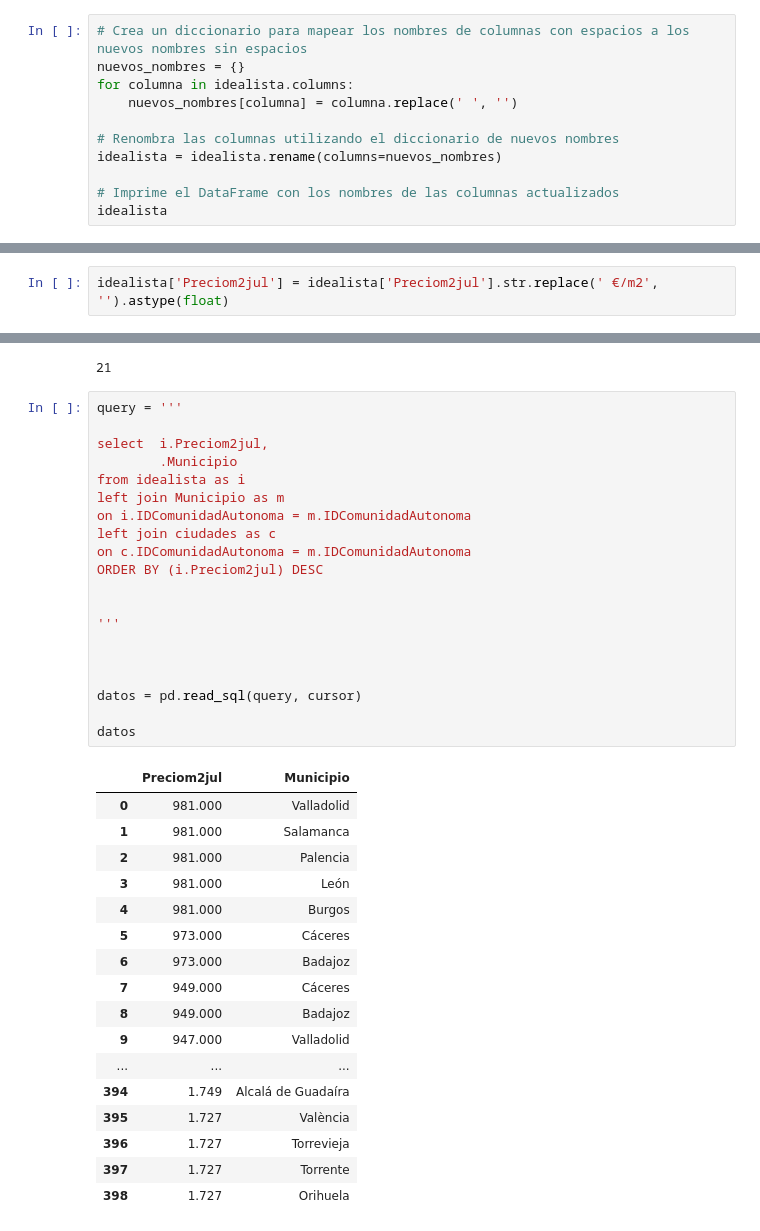
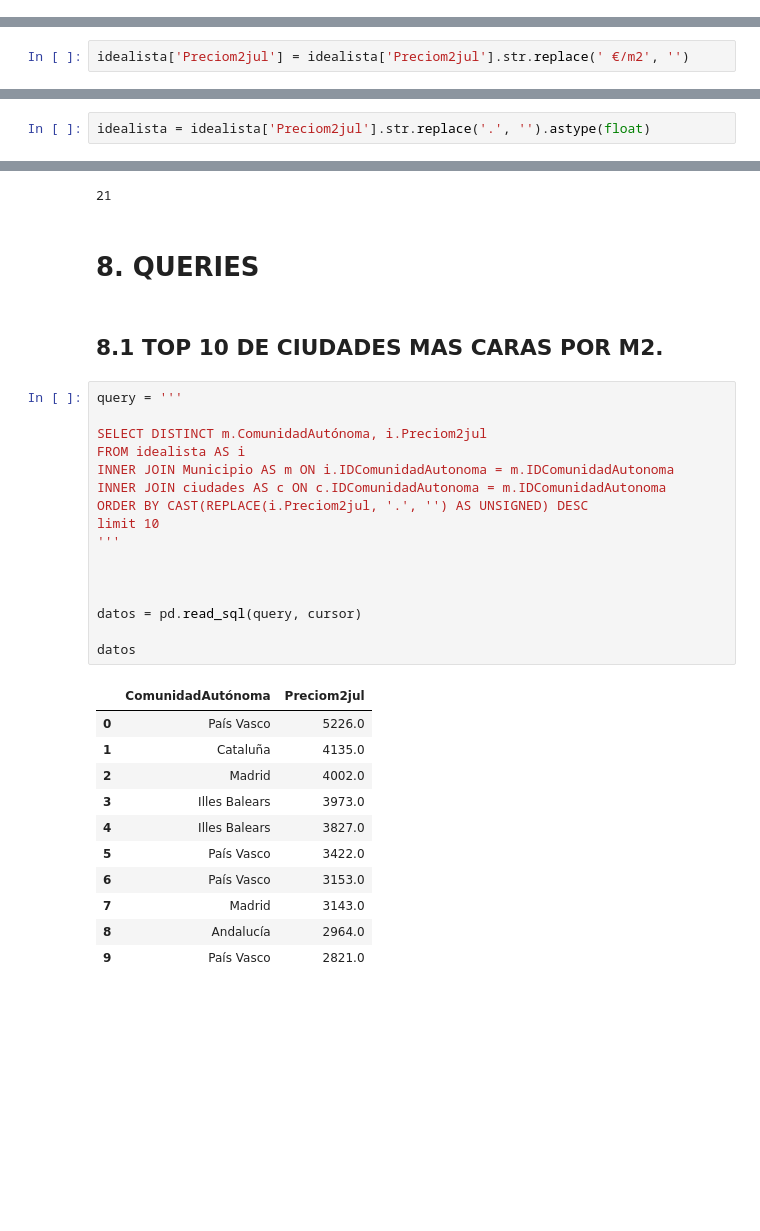
Before and after one commit to esteban-bit/Project-ETL, a Jupyter notebook: Proyecto ETL.ipynb, the cells around one changed output, grey strips where cells are left out. Drawn from its saved outputs; the diff is of its cells as text; blank space fills up the shorter version.

```diff
--- a/Proyecto ETL.ipynb
+++ b/Proyecto ETL.ipynb
@@ -782,14 +723,3 @@ idealista.head()
 idealista = idealista.reset_index(drop=True)
 # %%
 idealista = idealista.drop('Unnamed: 0', axis=1)
-# %%
-# Crea un diccionario para mapear los nombres de columnas con espacios a los nuevos nombres sin espacios
-nuevos_nombres = {}
-for columna in idealista.columns:
-    nuevos_nombres[columna] = columna.replace(' ', '')
-
-# Renombra las columnas utilizando el diccionario de nuevos nombres
-idealista = idealista.rename(columns=nuevos_nombres)
-
-# Imprime el DataFrame con los nombres de las columnas actualizados
-idealista
@@ -850,4 +769,4 @@ idealista.head()
 | 3 | Almería | 1.361 €/m2 | + 3,3 % | + 3,6 % | + 10,8 % | 2.257 €/m2 sep 2008 | ... |
 | 4 | Cádiz provincia | 1.749 €/m2 | + 0,2 % | + 1,7 % | + 9,7 % | 2.272 €/m2 abr 2007 | ... |
 # %%
-idealista['Preciom2jul'] = idealista['Preciom2jul'].str.replace(' €/m2', '').astype(float)
+idealista['Preciom2jul'] = idealista['Preciom2jul'].str.replace(' €/m2', '')
@@ -862,0 +773,2 @@ idealista.head()
+# %%
+idealista = idealista['Preciom2jul'].str.replace('.', '').astype(float)
@@ -1015,41 +948,35 @@ Tabla.to_sql(name='Municipio',       # nombre de la tabla
            )
 # %% [output]
 21
+# %% [markdown]
+# 8. QUERIES
+# %% [markdown]
+## 8.1 TOP 10 DE CIUDADES MAS CARAS POR M2.
 # %%
 query = '''
 
-select  i.Preciom2jul,
-		.Municipio
-from idealista as i
-left join Municipio as m
-on i.IDComunidadAutonoma = m.IDComunidadAutonoma
-left join ciudades as c
-on c.IDComunidadAutonoma = m.IDComunidadAutonoma
-ORDER BY (i.Preciom2jul) DESC
-
-
+SELECT DISTINCT m.ComunidadAutónoma, i.Preciom2jul
+FROM idealista AS i
+INNER JOIN Municipio AS m ON i.IDComunidadAutonoma = m.IDComunidadAutonoma
+INNER JOIN ciudades AS c ON c.IDComunidadAutonoma = m.IDComunidadAutonoma
+ORDER BY CAST(REPLACE(i.Preciom2jul, '.', '') AS UNSIGNED) DESC
+limit 10
 '''
 
 
 
 datos = pd.read_sql(query, cursor)
 
 datos
 # %% [output]
-|  | Preciom2jul | Municipio |
-| 0 | 981.000 | Valladolid |
-| 1 | 981.000 | Salamanca |
-| 2 | 981.000 | Palencia |
-| 3 | 981.000 | León |
-| 4 | 981.000 | Burgos |
-| 5 | 973.000 | Cáceres |
-| 6 | 973.000 | Badajoz |
-| 7 | 949.000 | Cáceres |
-| 8 | 949.000 | Badajoz |
-| 9 | 947.000 | Valladolid |
-| ... | ... | ... |
-| 394 | 1.749 | Alcalá de Guadaíra |
-| 395 | 1.727 | València |
-| 396 | 1.727 | Torrevieja |
-| 397 | 1.727 | Torrente |
-| 398 | 1.727 | Orihuela |
+|  | ComunidadAutónoma | Preciom2jul |
+| 0 | País Vasco | 5226.0 |
+| 1 | Cataluña | 4135.0 |
+| 2 | Madrid | 4002.0 |
+| 3 | Illes Balears | 3973.0 |
+| 4 | Illes Balears | 3827.0 |
+| 5 | País Vasco | 3422.0 |
+| 6 | País Vasco | 3153.0 |
+| 7 | Madrid | 3143.0 |
+| 8 | Andalucía | 2964.0 |
+| 9 | País Vasco | 2821.0 |
```
Also changed, not shown: parts of 31 cells of this notebook, 8 other files.
